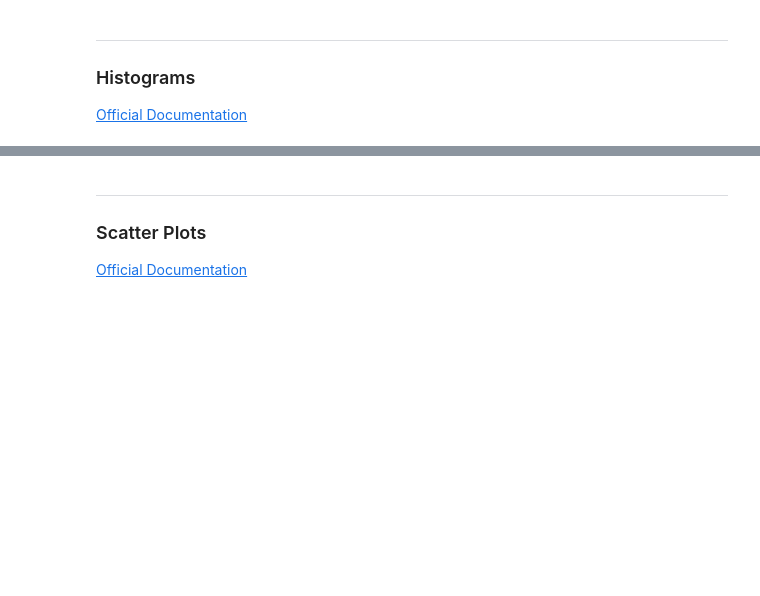
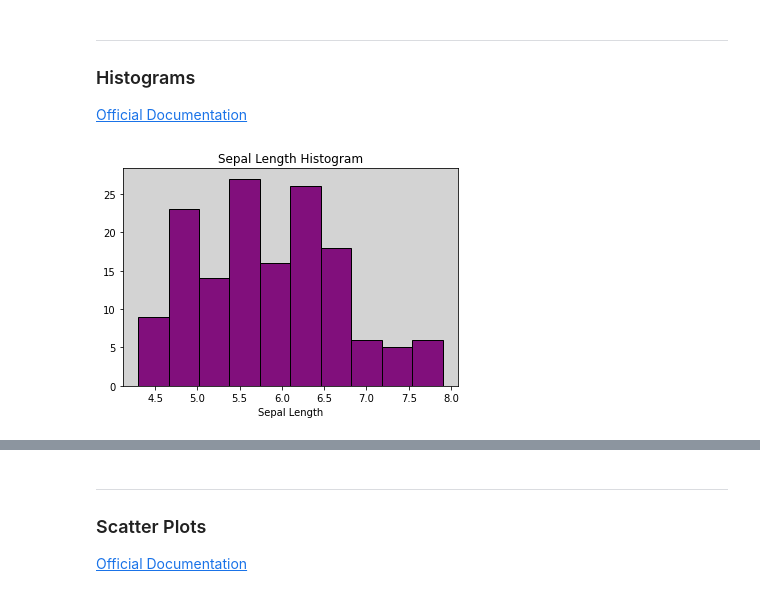
Before and after one commit to ShanePAustin/fundamentals-of-data-analysis, a Jupyter notebook: pyplot.ipynb, the cells around one changed output, grey strips where cells are left out. Saved outputs shown, nothing was run; the diff lists cells and outputs as text; code cells hidden in the pictures; blank space fills up the shorter version.

Commit message:
Basic Hist plots

```diff
--- a/pyplot.ipynb
+++ b/pyplot.ipynb
@@ -202,3 +202,11 @@ max            7.90         4.40          6.90         2.50
 ---
 ### Histograms
 [Official Documentation](https://matplotlib.org/stable/api/_as_gen/matplotlib.pyplot.hist.html)
+# %%
+ax = plt.axes()
+plt.hist(df["Sepal Length"], color = "#810f7c", ec = "black")
+plt.title("Sepal Length Histogram")
+plt.xlabel("Sepal Length")
+ax.set_facecolor("lightgrey")
+# %% [output]
+[figure, added]
```
Also changed, not shown: parts of 5 cells of this notebook.
